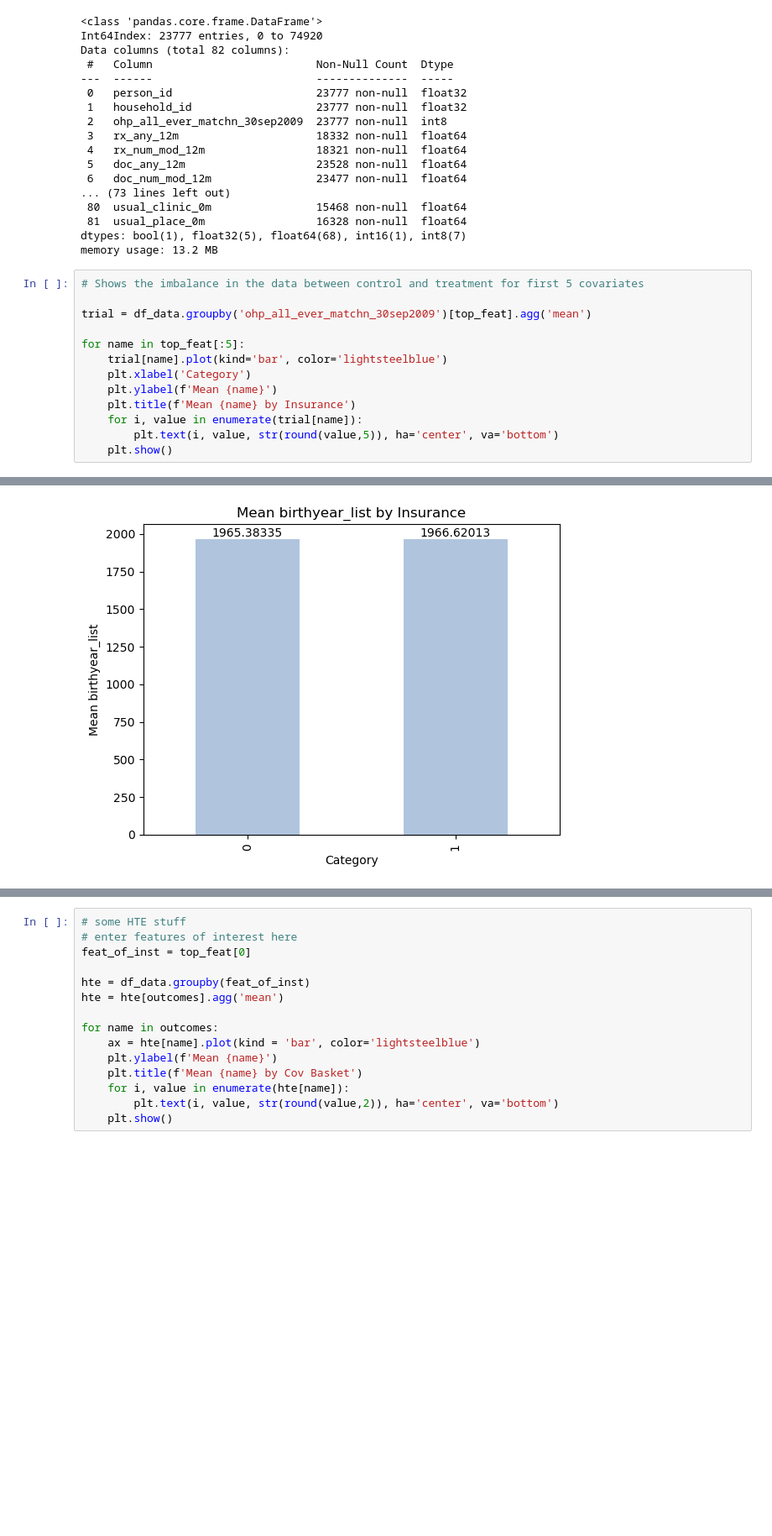
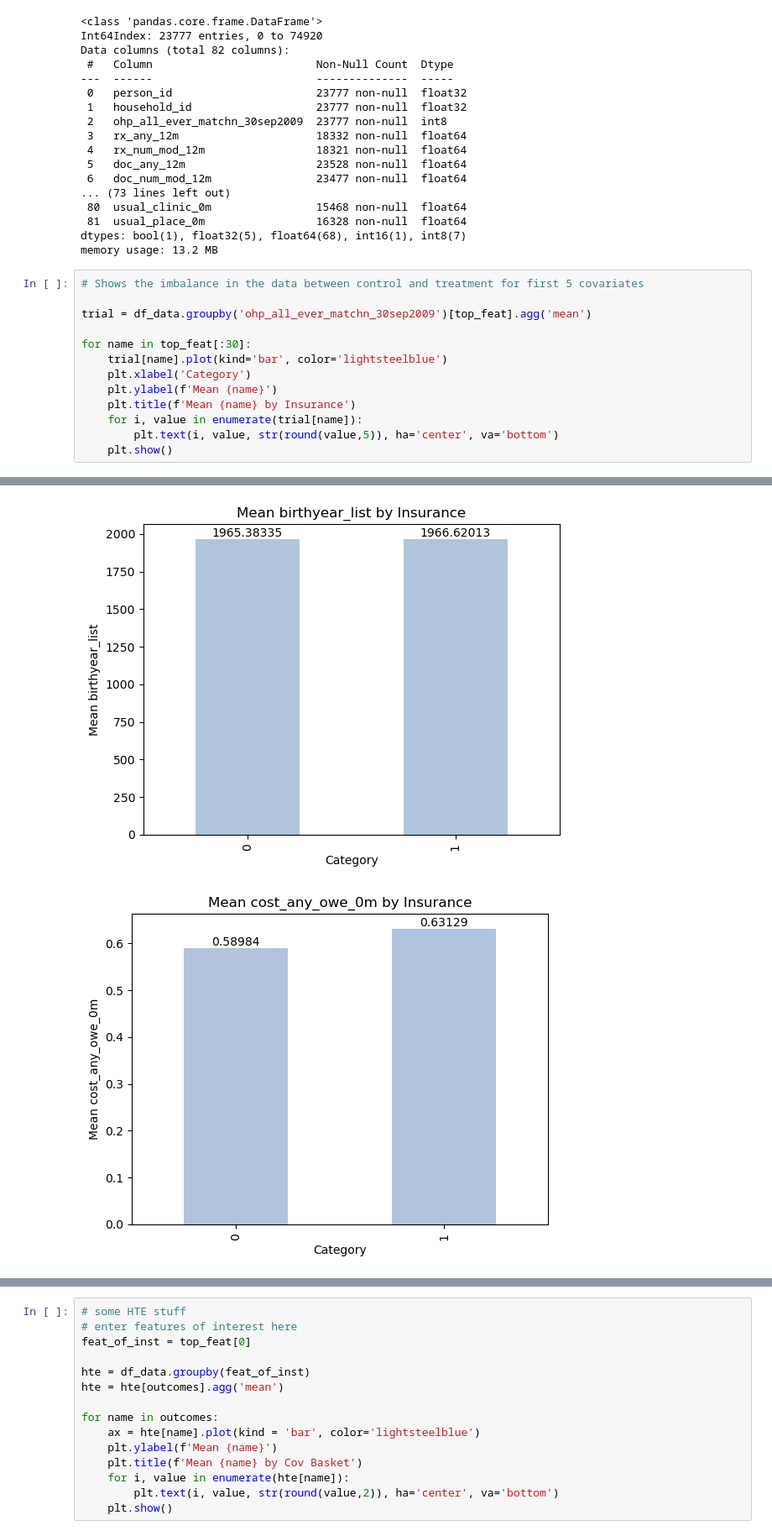
Before and after one commit to Yasmineouattara/ML_for_Econ_Final_Project, a Jupyter notebook: CausalForest2.ipynb, the cells around one changed output, grey strips where cells are left out. Shown at 84% size. Cells and saved outputs as stored; diff of their text form; blank space fills up the shorter version.

```diff
--- a/CausalForest2.ipynb
+++ b/CausalForest2.ipynb
@@ -495,19 +495,20 @@ memory usage: 13.2 MB
 # %%
 # Shows the imbalance in the data between control and treatment for first 5 covariates
 
 trial = df_data.groupby('ohp_all_ever_matchn_30sep2009')[top_feat].agg('mean')
 
-for name in top_feat[:5]:
+for name in top_feat[:30]:
     trial[name].plot(kind='bar', color='lightsteelblue')
     plt.xlabel('Category')
     plt.ylabel(f'Mean {name}')
     plt.title(f'Mean {name} by Insurance')
     for i, value in enumerate(trial[name]):
         plt.text(i, value, str(round(value,5)), ha='center', va='bottom')
     plt.show()
 # %% [output]
 [figure]
 [figure]
 [figure]
 [figure]
 [figure]
+[figure, added]
```
Also changed, not shown: parts of 12 cells of this notebook.
